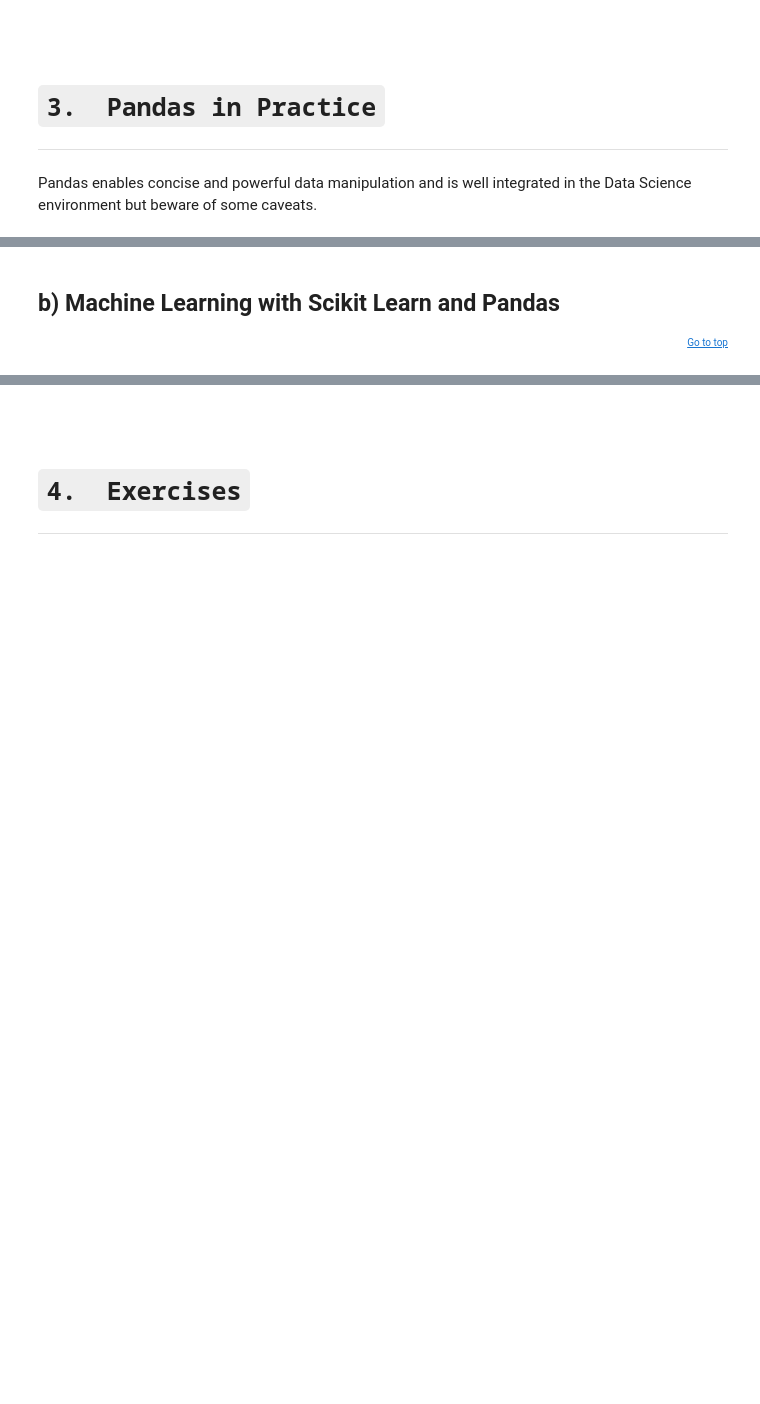
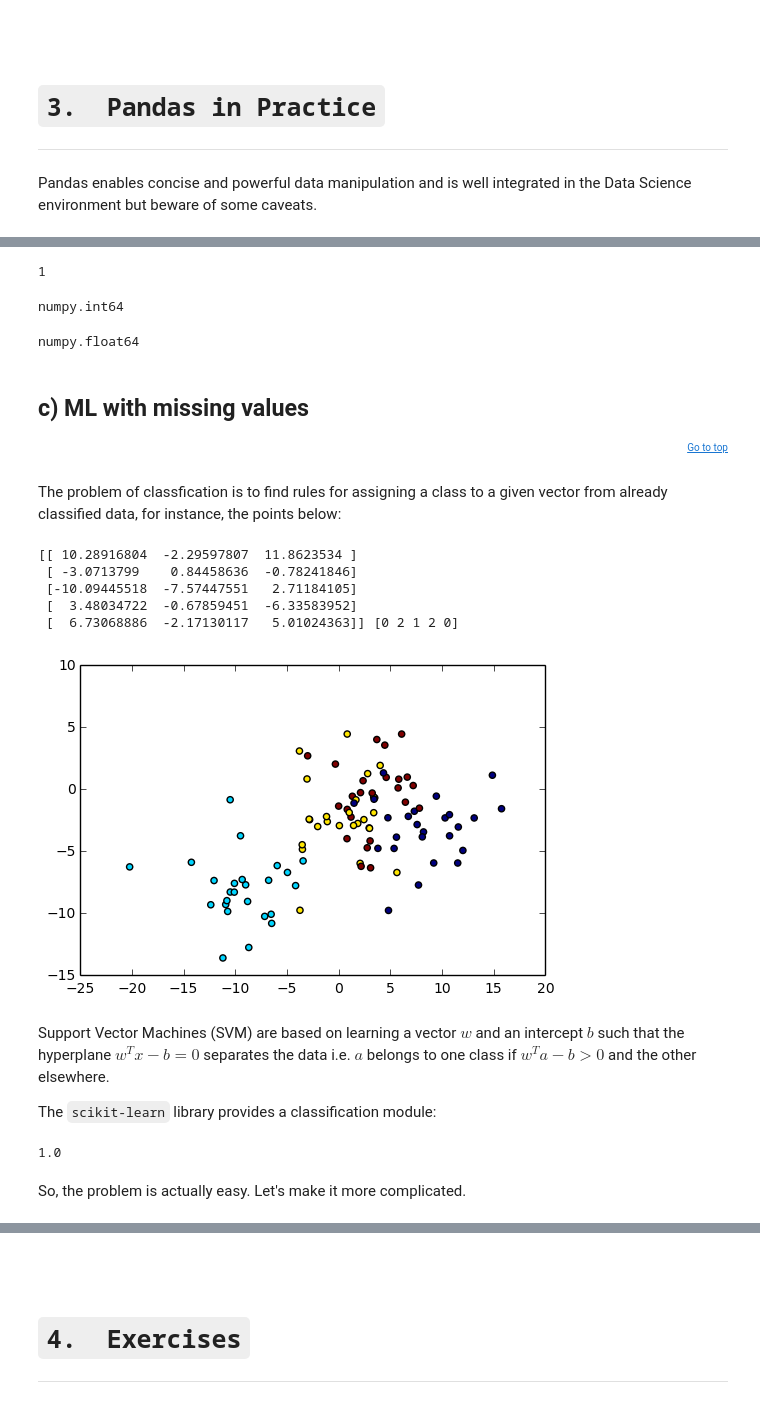
Before and after one commit to iutzeler/Pres_Pandas, a Jupyter notebook: Pres_Pandas.ipynb, the cells around one changed output, grey strips where cells are left out. Saved outputs shown, nothing was run; the diff lists cells and outputs as text; code cells hidden in the pictures; blank space fills up the shorter version.

```diff
--- a/Pres_Pandas.ipynb
+++ b/Pres_Pandas.ipynb
@@ -1039,4 +1409,42 @@ Pandas enables concise and powerful data manipulation and is well integrated in
+# %%
+ex.loc[0,1]
+# %% [output]
+1
+# %%
+type(ex.loc[0,1])
+# %% [output]
+numpy.int64
+# %%
+type(ex.loc[0,2])
+# %% [output]
+numpy.float64
 # %% [markdown]
-## <a id="praSK"> b) Machine Learning with Scikit Learn and Pandas </a>
+## <a id="praCla"> c) ML with missing values </a>
 
 <p style="text-align: right; font-size: 10px;"><a href="#top">Go to top</a></p>
+# %% [markdown]
+The problem of classfication is to find rules for assigning a class to a given vector from already classified data, for instance, the points below:
+# %%
+import numpy as np
+import matplotlib.pyplot as plt
+from sklearn.datasets import make_blobs
+%matplotlib inline
+
+# we create 100 separable points in R^3 around 4 centers
+X, y = make_blobs(n_samples=100, n_features=3, centers=4 ,cluster_std = 3.0, random_state=6)
+
+print(X[:5,:],y[:5]) # print the first 5 points and labels
+
+plt.scatter(X[:, 0], X[:, 1], c=y);
+# %% [output]
+[[ 10.28916804  -2.29597807  11.8623534 ]
+ [ -3.0713799    0.84458636  -0.78241846]
+ [-10.09445518  -7.57447551   2.71184105]
+ [  3.48034722  -0.67859451  -6.33583952]
+ [  6.73068886  -2.17130117   5.01024363]] [0 2 1 2 0]
+[figure, added]
+# %% [markdown]
+Support Vector Machines (SVM) are based on learning a vector $w$ and an intercept $b$ such that the hyperplane $w^T x - b = 0$ separates the data i.e.  $a$ belongs to one class if  $w^T a - b > 0$ and the other elsewhere.
+
+
+The ``scikit-learn`` library provides a classification module:
@@ -1042,0 +1455,6 @@ Pandas enables concise and powerful data manipulation and is well integrated in
+# %%
+clf.score(X,y)
+# %% [output]
+1.0
+# %% [markdown]
+So, the problem is actually easy. Let's make it more complicated.
```
Also changed, not shown: parts of 111 cells of this notebook.
